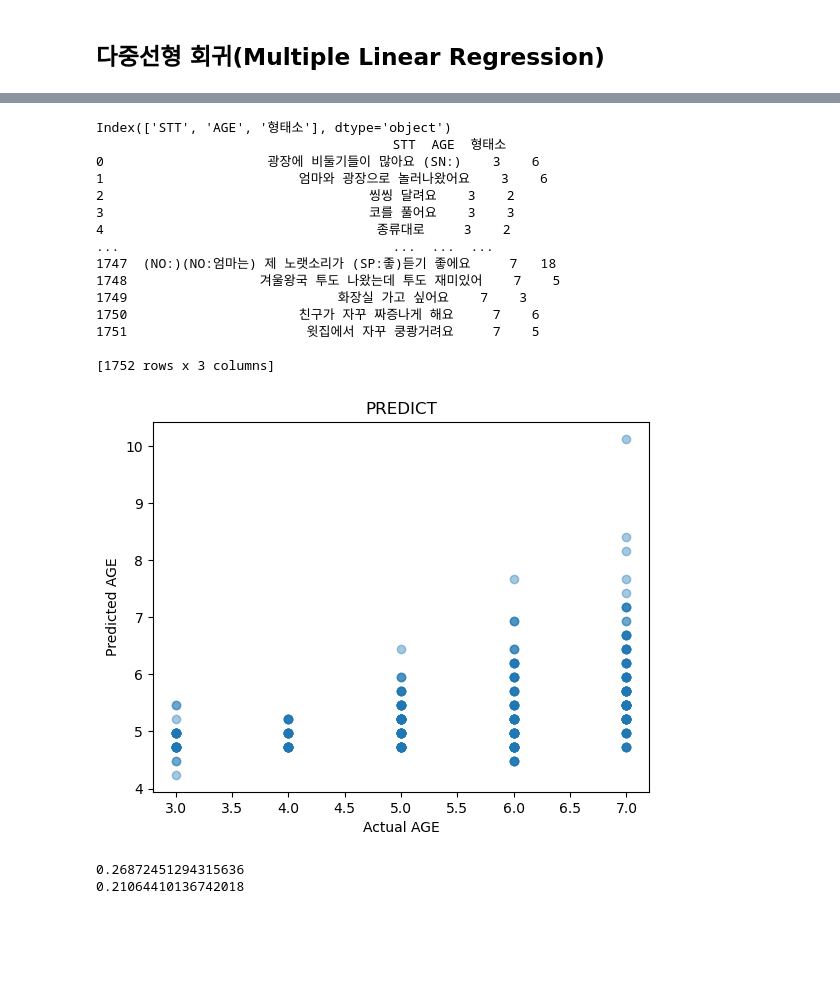
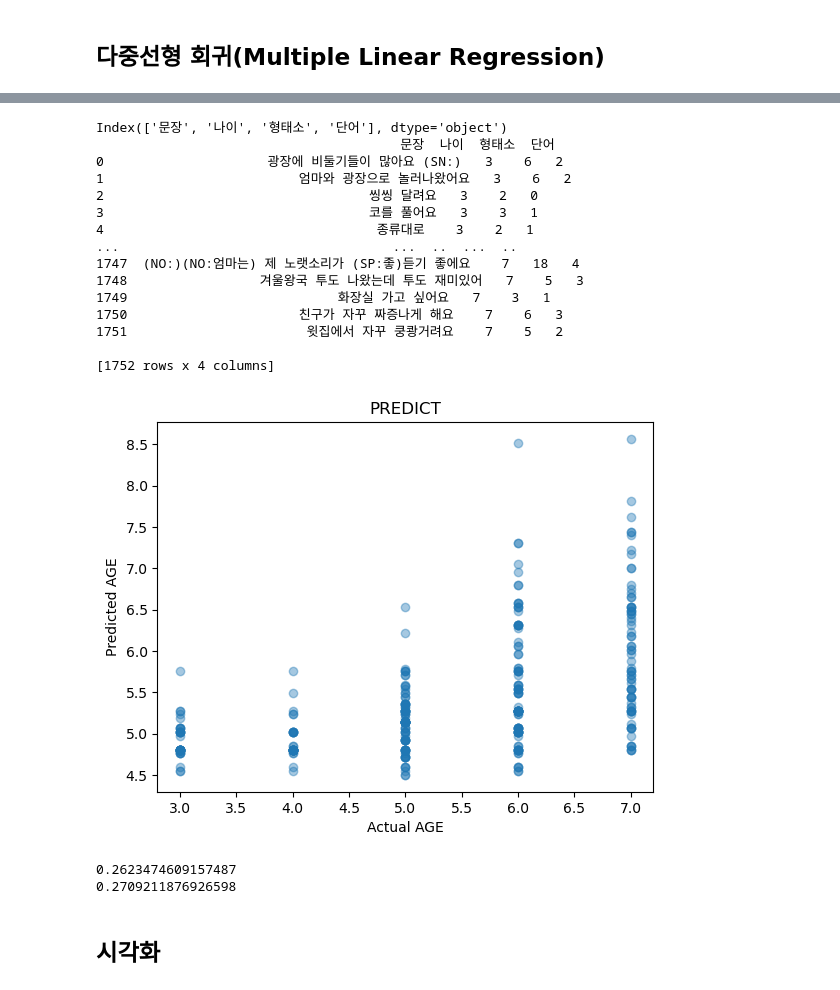
Before and after one commit to Gachon-Univ-GP-Team7/NLP_classification, a Jupyter notebook: nNlp.ipynb, the cells around one changed output, grey strips where cells are left out. Saved outputs shown, nothing was run; the diff lists cells and outputs as text; code cells hidden in the pictures; blank space fills up the shorter version.

```diff
--- a/nNlp.ipynb
+++ b/nNlp.ipynb
@@ -568,6 +616,7 @@ See the caveats in the documentation: https://pandas.pydata.org/pandas-docs/stab
 i = j = 0
 seventhMorphsG=[]      #문장의 형태소를 담은 변수
 seventhNounsG=[]       #문장의 명사를 담은 변수
+seventhGNounsCount=[]
 seventhMorphsCountG=[] #문장내, 형태소의 숫자를 담은 변수
 maxMorphCnt = 0 #문장내, 최대 형태소
 minMorphCnt = 10 #문장내, 최소 형태소
@@ -584,11 +633,15 @@ for i in range(len(seventhDataG)):
     seventhDataG[i] = re.sub(r"[()a-zA-Z]", "", seventhDataG[1314 + i])
     m = okt.morphs(seventhDataG[1314+i])
     m = okt.morphs(seventhDataG[1314+i])
-    print("단어:",okt.nouns(seventhDataG[1314+i]))
+    seventhNounsG = okt.nouns(seventhDataG[1314+i])  # 한 문장 내의 단어
+    seventhGNounsCount.append(len(seventhNounsG)) #한 문장 내의 단어의 갯수를 세어, 리스트에 넣음.
+    print("7세 여자 단어:", seventhNounsG)
+    print(len(seventhNounsG))
     seventhMorphsG.append(m)
     seventhMorphsCountG.append(len(m))
 
 seventhGMCount = pd.DataFrame(seventhMorphsCountG)
+seventhGNCount = pd.DataFrame(seventhGNounsCount)
 
 for j in range(len(seventhMorphsCountG)) :
     if maxMorphCnt < seventhMorphsCountG[j]:
@@ -603,6 +656,7 @@ print("7살 여자 최소 형태소 길이:", minMorphCnt)
 minMorphList.append(minMorphCnt)
 maxMorphList.append(maxMorphCnt)
 avgMorphList.append(avg)
+print(seventhGNCount)
 # %% [output]
           ID                            STT  AGE GENDER       THEMA
 1314  217997                     나랑 할리갈리 할래    7      여       보드 게임
@@ -656,6 +709,7 @@ See the caveats in the documentation: https://pandas.pydata.org/pandas-docs/stab
 i = j = 0
 seventhMorphsB=[]      #문장의 형태소를 담은 변수
 seventhNounsB=[]       #문장의 명사를 담은 변수
+seventhBNounsCount=[]
 seventhMorphsCountB=[] #문장내, 형태소의 숫자를 담은 변수
 maxMorphCnt = 0 #문장내, 최대 형태소
 minMorphCnt = 10 #문장내, 최소 형태소
@@ -672,11 +726,15 @@ for i in range(len(seventhDataB)):
     seventhDataB[i] = re.sub(r"[()a-zA-Z]", "", seventhDataB[1533 + i])
     m = okt.morphs(seventhDataB[1533+i])
     m = okt.morphs(seventhDataB[1533+i])
-    print("단어:",okt.nouns(seventhDataB[1533+i]))
+    seventhNounsB = okt.nouns(seventhDataB[1533+i])  # 한 문장 내의 단어
+    print("7세 남자 단어:", seventhNounsB)
+    print(len(seventhNounsB))
+    seventhBNounsCount.append(len(seventhNounsB)) #한 문장 내의 단어의 갯수를 세어, 리스트에 넣음.
     seventhMorphsB.append(m)
     seventhMorphsCountB.append(len(m))
 
 seventhMMCount = pd.DataFrame(seventhMorphsCountB)
+seventhMNCount = pd.DataFrame(seventhBNounsCount)
 
 for j in range(len(seventhMorphsCountB)) :
     if maxMorphCnt < seventhMorphsCountB[j]:
@@ -688,9 +746,11 @@ avg = total/len(seventhMorphsCountB)
 print("7살 남자 평균 형태소 길이 : ", avg)
 print("7살 남자 최대 형태소 길이:", maxMorphCnt)
 print("7살 남자 최소 형태소 길이:", minMorphCnt)
+print(seventhMNCount)
 minMorphList.append(minMorphCnt)
 maxMorphList.append(maxMorphCnt)
 avgMorphList.append(avg)
+print(seventhMNCount)
 # %% [output]
           ID                                  STT  AGE GENDER          THEMA
 1533  353463         키 큰 나무들이 일렬로 (SP:서 )쭉 서 있어요     7      남             시각
@@ -768,6 +827,8 @@ print(analDf)
 #data frame에 형태소 숫자 추가
 mData = pd.concat([thirdMCount, fourthMCount, fifthGMCount, fifthMMCout, sixthMMCount, sixthGMCount, seventhGMCount, seventhMMCount], ignore_index=True )
 data = pd.concat([data, mData], axis = 1)
+nData = pd.concat([thirdNCount, fourthNCount, fifthGNCount, fifthMMCout, sixthMNCount, sixthGNCount, seventhGNCount, seventhMNCount], ignore_index=True)
+data = pd.concat([data, nData], axis=1)
 
 print(data)
 # %% [output]
@@ -788,22 +849,23 @@ print(data)
 # %%
-data.rename(columns={0:'형태소'}, inplace = True)
+# data.rename(columns={0:'형태소'}, inplace = True)
+data.columns=['문장', '나이', '형태소', '단어']
 print(data.columns)
 print(data)
 # %% [output]
-Index(['STT', 'AGE', '형태소'], dtype='object')
-                                      STT  AGE  형태소
-0                     광장에 비둘기들이 많아요 (SN:)    3    6
-1                         엄마와 광장으로 놀러나왔어요    3    6
-2                                  씽씽 달려요    3    2
-3                                  코를 풀어요    3    3
-4                                   종류대로     3    2
-...                                   ...  ...  ...
-1747  (NO:)(NO:엄마는) 제 노랫소리가 (SP:좋)듣기 좋에요     7   18
-1748                 겨울왕국 투도 나왔는데 투도 재미있어    7    5
-1749                           화장실 가고 싶어요    7    3
-1750                      친구가 자꾸 짜증나게 해요     7    6
-1751                       윗집에서 자꾸 쿵쾅거려요     7    5
+Index(['문장', '나이', '형태소', '단어'], dtype='object')
+                                       문장  나이  형태소  단어
+0                     광장에 비둘기들이 많아요 (SN:)   3    6   2
+1                         엄마와 광장으로 놀러나왔어요   3    6   2
+2                                  씽씽 달려요   3    2   0
+3                                  코를 풀어요   3    3   1
+4                                   종류대로    3    2   1
+...                                   ...  ..  ...  ..
+1747  (NO:)(NO:엄마는) 제 노랫소리가 (SP:좋)듣기 좋에요    7   18   4
+1748                 겨울왕국 투도 나왔는데 투도 재미있어   7    5   3
+1749                           화장실 가고 싶어요   7    3   1
+1750                      친구가 자꾸 짜증나게 해요    7    6   3
+1751                       윗집에서 자꾸 쿵쾅거려요    7    5   2
 
-[1752 rows x 3 columns]
+[1752 rows x 4 columns]
 # %%
 import matplotlib.pyplot as plt
@@ -812,25 +874,28 @@ y = data['']
 # %%
 #데이터 셋 분리하기
 from sklearn.model_selection import train_test_split
 import matplotlib.pyplot as plt
 from sklearn.linear_model import LinearRegression
-x=data[["형태소"]]
-y=data[["AGE"]]
+from sklearn.metrics import r2_score
+x=data[["형태소","단어"]]
+y=data[["나이"]]
 
 x_train, x_test, y_train, y_test = train_test_split(x, y, train_size=0.8, test_size=0.2)
 lg = LinearRegression()
 lg.fit(x_train, y_train)
-
+y_train_pred = lg.predict(x_train)
 y_predict = lg.predict(x_test)
 
 plt.scatter(y_test, y_predict, alpha=0.4)
 plt.xlabel("Actual AGE")
 plt.ylabel("Predicted AGE")
 plt.title("PREDICT")
 plt.show()
 print(lg.score(x_train,y_train))
 print(lg.score(x_test, y_test))
 # %% [output]
-[figure, old version]
+[figure, new version]
-0.26872451294315636
-0.21064410136742018
+0.2623474609157487
+0.2709211876926598
+# %% [markdown]
+## 시각화
```
Also changed, not shown: parts of 13 cells of this notebook.
